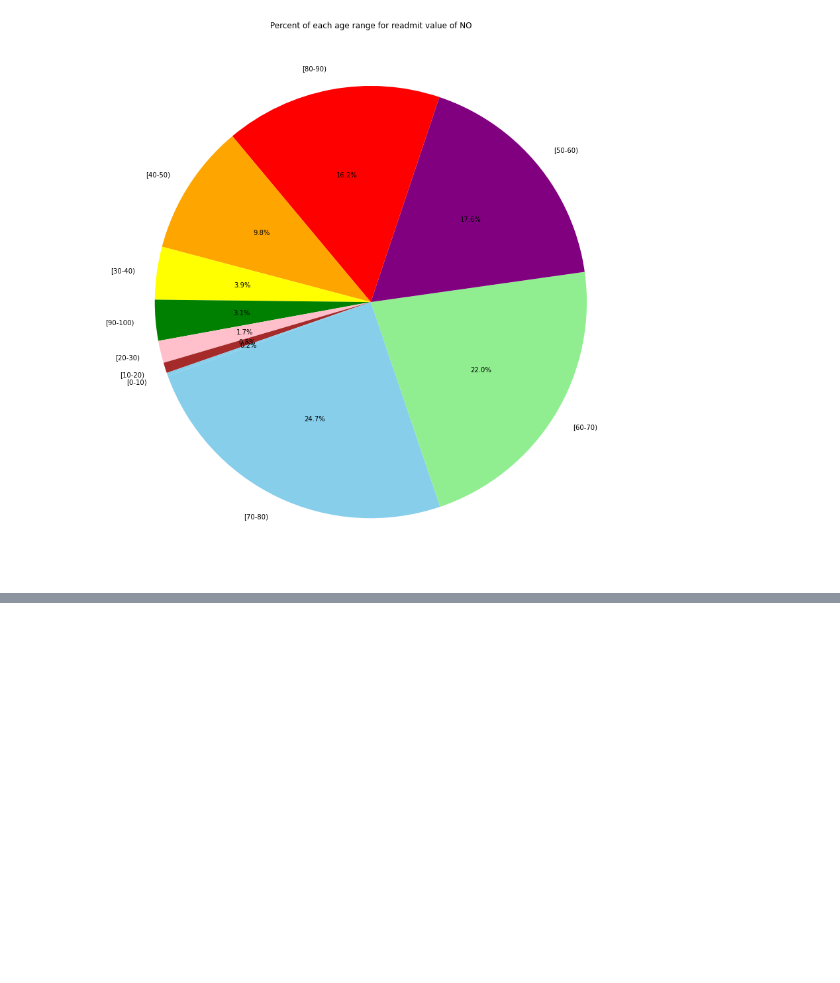
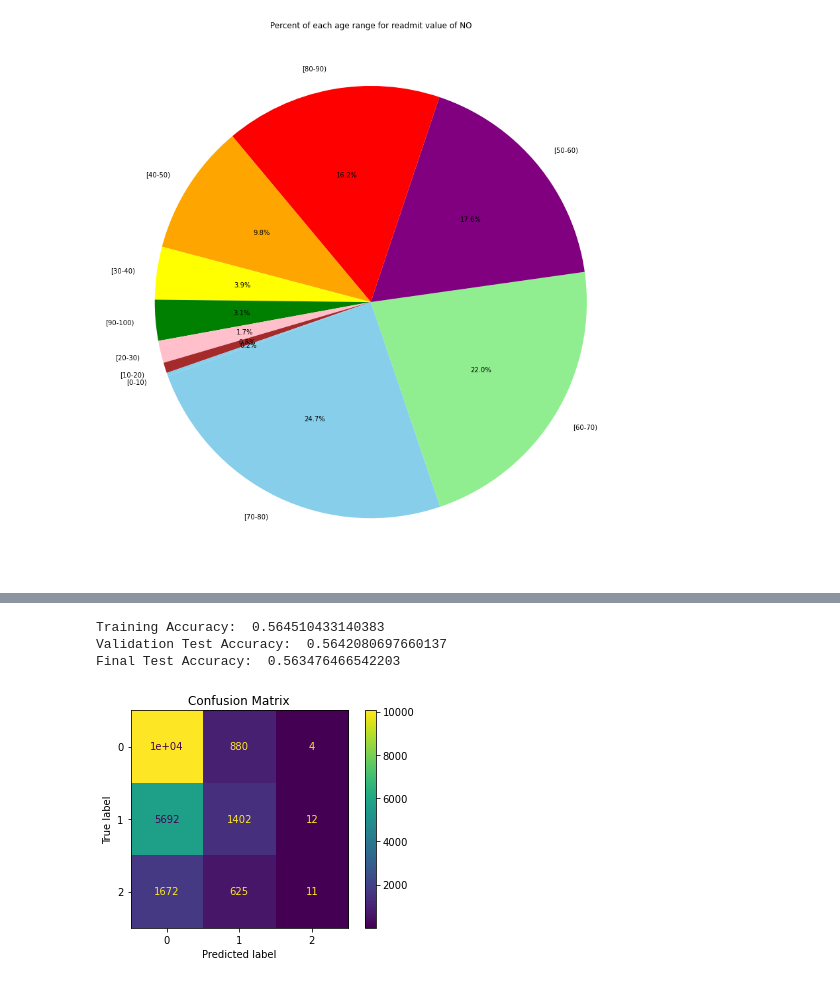
Before and after one commit to mattp2003/Type-3-URL-Diabetes-130-US-Hospitals, a Jupyter notebook: codes/main.ipynb, the cells around one changed output, grey strips where cells are left out. Cells and saved outputs as stored; diff of their text form; code cells hidden in the pictures; blank space fills up the shorter version.

```diff
--- a/codes/main.ipynb
+++ b/codes/main.ipynb
@@ -255 +295,33 @@ Final Test Accuracy:  0.568586027316498
+# %%
+dattr = ['number_inpatient']
+dXtr = x_tr[dattr]
+dx_v = x_v[dattr]
+dxte = x_te[dattr]
+scalar = StandardScaler()
+scalar.fit(dXtr)
+x_tr_scaled = scalar.transform(dXtr)
+x_v_scaled = scalar.transform(dx_v)
+x_te_scaled = scalar.transform(dxte)
+
+#trying same model on a smaller number of features we deemed as most important
+lr = LogisticRegression(max_iter=300, C=0.01, solver='liblinear', penalty='l1', random_state=seed, fit_intercept=True, class_weight='balanced')
+lr.fit(x_tr_scaled, y_tr.to_numpy().ravel())
+y_tr_pred = lr.predict(x_tr_scaled)
+y_te_pred = lr.predict(x_v_scaled)
+final_te_pred = lr.predict(x_te_scaled)
+print('Training Accuracy: ', accuracy_score(y_tr_pred, y_tr))
+print('Validation Test Accuracy: ', accuracy_score(y_te_pred, y_v))
+print('Final Test Accuracy: ', accuracy_score(final_te_pred, y_te))
+cm = confusion_matrix(y_te, final_te_pred)
+
+# Plot the confusion matrix
+disp = ConfusionMatrixDisplay(confusion_matrix=cm)
+disp.plot()
+plt.title("Confusion Matrix")
+plt.show()
+# %% [output]
+Training Accuracy:  0.564510433140383
+Validation Test Accuracy:  0.5642080697660137
+Final Test Accuracy:  0.563476466542203
+[figure, added]
 # %%
```
Also changed, not shown: parts of 6 cells of this notebook.
